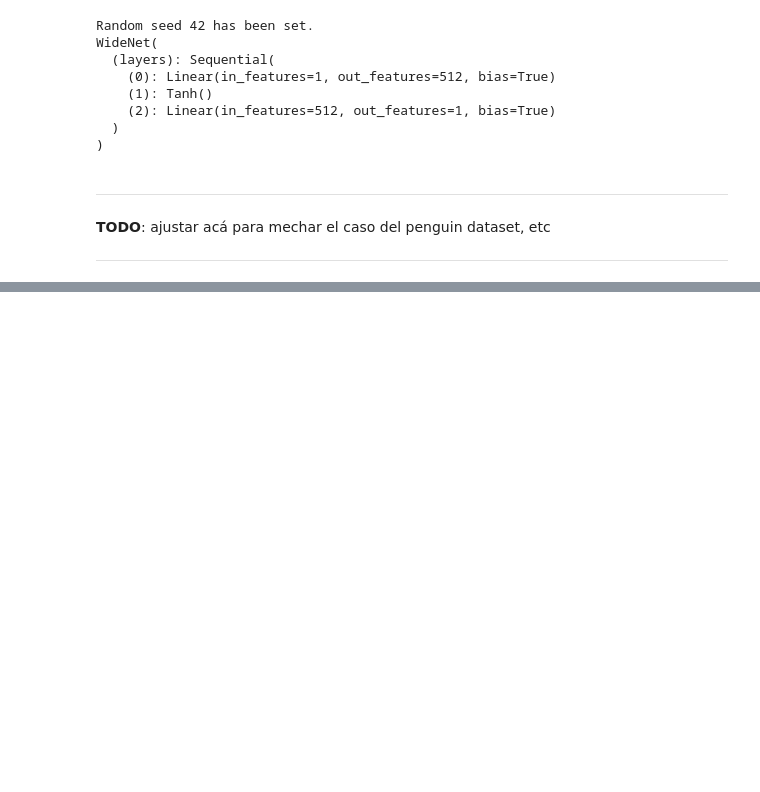
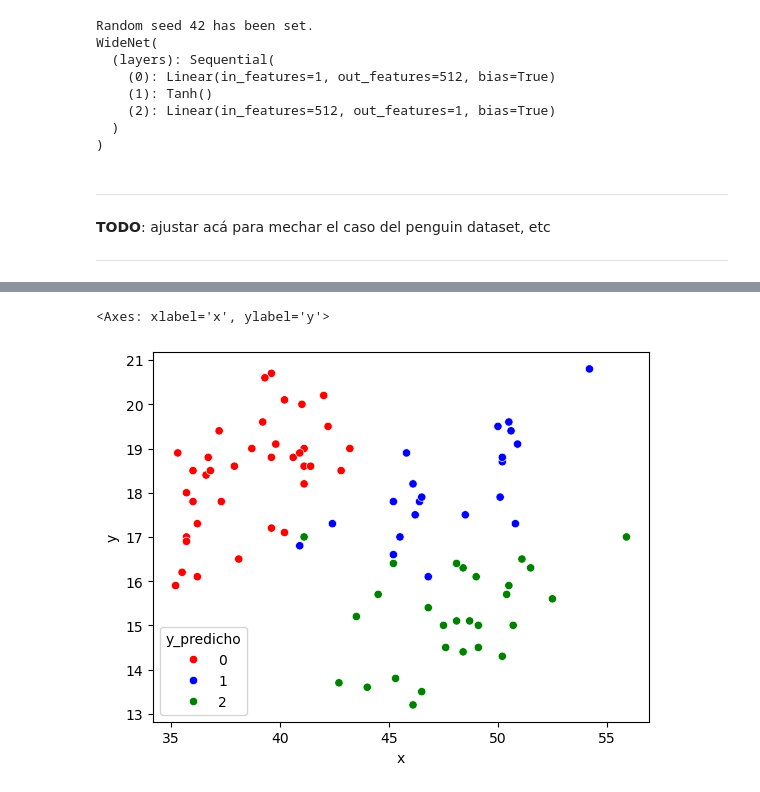
Before and after one commit to mauriciolangleib/capibara_cicada_2025, a Jupyter notebook: notebooks/practico_0/000_practico_0.ipynb, the cells around one changed output, grey strips where cells are left out. Cells and saved outputs as stored; diff of their text form; code cells hidden in the pictures; blank space fills up the shorter version.

```diff
--- a/notebooks/practico_0/000_practico_0.ipynb
+++ b/notebooks/practico_0/000_practico_0.ipynb
@@ -1569,0 +1640,16 @@ ___
+# %%
+# Separamos el dataset en un conjunto de entrenamiento y otro de testeo
+Xtrain, Xtest, ytrain, ytest = train_test_split(X, y)
+# %%
+# Ajustamos un modelo KNN a los datos de las columnas seleccionadas
+knn = KNeighborsClassifier(n_neighbors=1) # creamos el clasificador
+knn.fit(Xtrain, ytrain) # lo ajustamos a los datos
+
+# Evaluamos el rendimiento del modelo en el set de testeo
+yPredichos = knn.predict(Xtest) # obtenemos las predicciones del modelo
+es_correcto = (yPredichos == ytest) # comparamos con las etiquetas reales, para ver si son correctas
+score = 100*np.mean(es_correcto) # porcentaje: 100 x fracción de inferencias correctas
+score = np.round(score) # redondeamos
+
+# Imprimimos el resultado
+print(f'\n Utilizando las columnas bill_length_mm y bill_depth_mm, hay un {score}% de respuestas correctas.\n')
@@ -1569,0 +1688,12 @@ ___
+# %%
+palette = {
+    0: 'red',
+    1: 'blue',
+    2: 'green'
+}
+
+sns.scatterplot(data = pd.concat([pd.DataFrame.from_dict({'x': [x[0]], 'y': [x[1]], 'y_predicho': [y]}) for x,y in zip(Xtest, [z for z in yPredichos])]), x = 'x', y = 'y',
+               hue = 'y_predicho', palette = palette)
+# %% [output]
+<Axes: xlabel='x', ylabel='y'>
+[figure, added]
```
Also changed, not shown: parts of 19 cells of this notebook.
